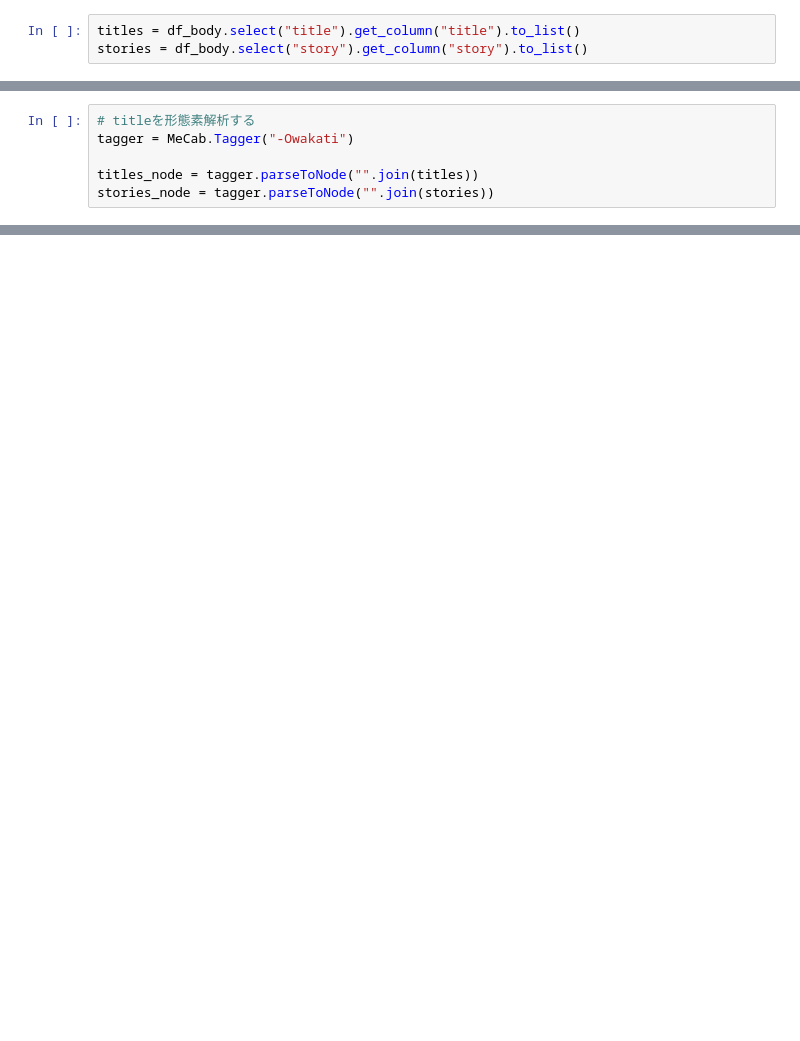
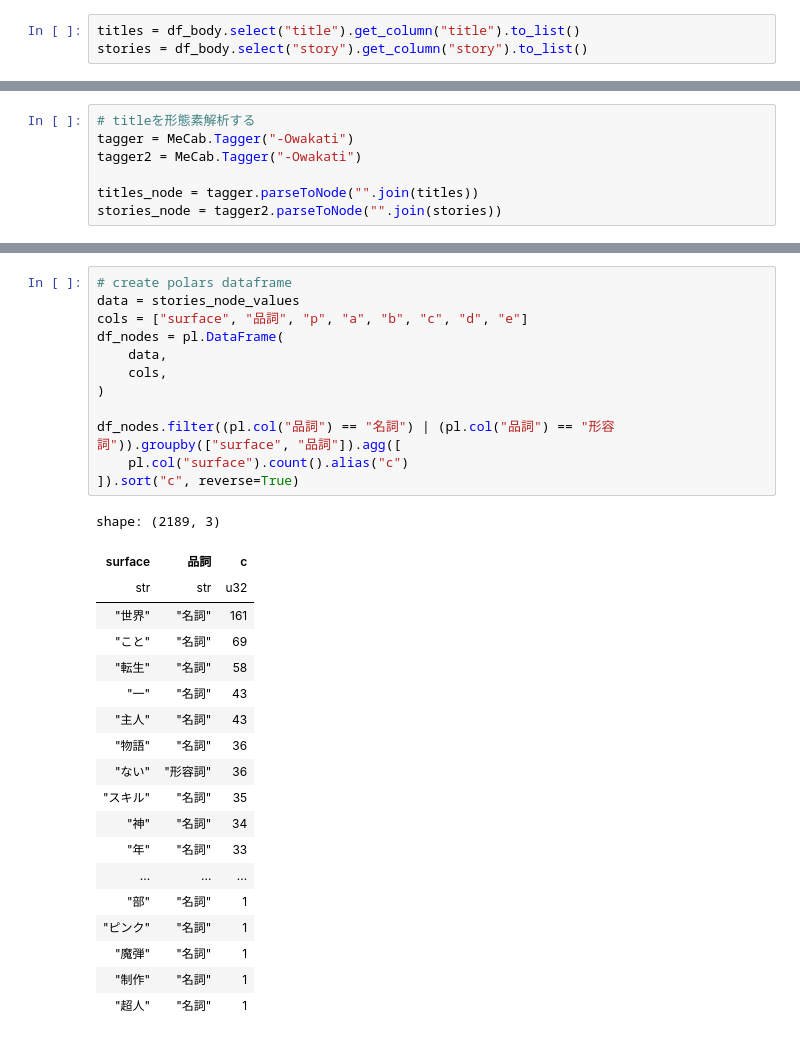
Before and after one commit to SLP255/narou_popular_analyzer, a Jupyter notebook: main.ipynb, the cells around one changed output, grey strips where cells are left out. Saved outputs shown, nothing was run; the diff lists cells and outputs as text; blank space fills up the shorter version.

```diff
--- a/main.ipynb
+++ b/main.ipynb
@@ -68,7 +72,8 @@ stories = df_body.select("story").get_column("story").to_list()
 # %%
 # titleを形態素解析する
 tagger = MeCab.Tagger("-Owakati")
+tagger2 = MeCab.Tagger("-Owakati")
 
 titles_node = tagger.parseToNode("".join(titles))
-stories_node = tagger.parseToNode("".join(stories))
+stories_node = tagger2.parseToNode("".join(stories))
 # %%
@@ -120,0 +160,32 @@ shape: (35, 4)
+# %%
+# create polars dataframe
+data = stories_node_values
+cols = ["surface", "品詞", "p", "a", "b", "c", "d", "e"]
+df_nodes = pl.DataFrame(
+    data,
+    cols,
+)
+
+df_nodes.filter((pl.col("品詞") == "名詞") | (pl.col("品詞") == "形容詞")).groupby(["surface", "品詞"]).agg([
+    pl.col("surface").count().alias("c")
+]).sort("c", reverse=True)
+# %% [output]
+shape: (2189, 3)
+| surface | 品詞 | c |
+| str | str | u32 |
+| "世界" | "名詞" | 161 |
+| "こと" | "名詞" | 69 |
+| "転生" | "名詞" | 58 |
+| "一" | "名詞" | 43 |
+| "主人" | "名詞" | 43 |
+| "物語" | "名詞" | 36 |
+| "ない" | "形容詞" | 36 |
+| "スキル" | "名詞" | 35 |
+| "神" | "名詞" | 34 |
+| "年" | "名詞" | 33 |
+| ... | ... | ... |
+| "部" | "名詞" | 1 |
+| "ピンク" | "名詞" | 1 |
+| "魔弾" | "名詞" | 1 |
+| "制作" | "名詞" | 1 |
+| "超人" | "名詞" | 1 |
```
Also changed, not shown: parts of 7 cells of this notebook.
